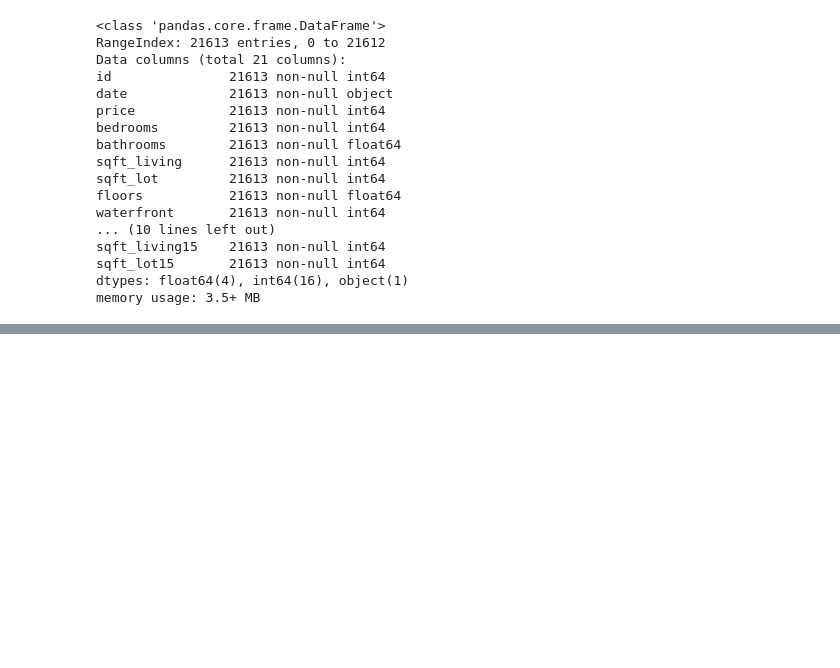
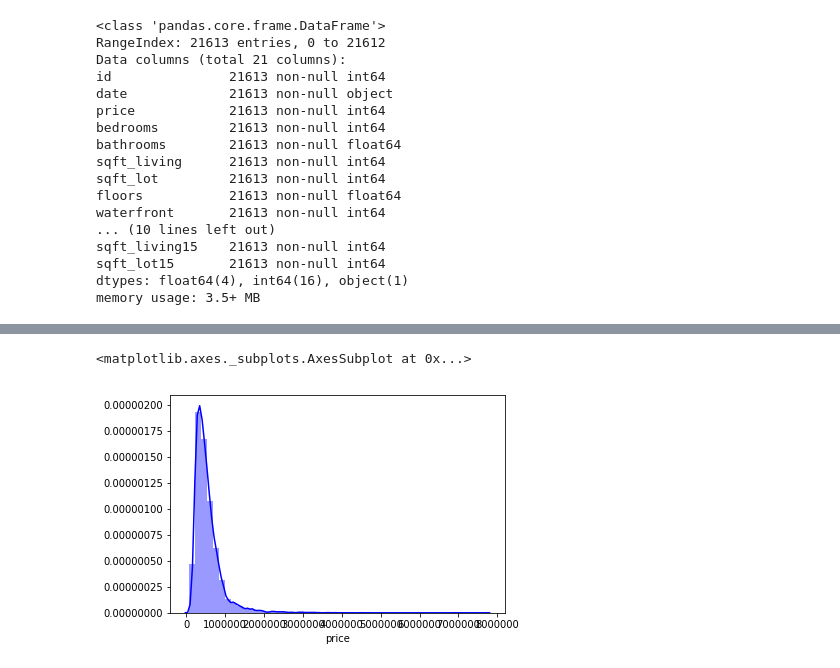
Before and after one commit to hagios2/House-Price-Prediction, a Jupyter notebook: Untitled.ipynb, the cells around one changed output, grey strips where cells are left out. Cells and saved outputs as stored; diff of their text form; code cells hidden in the pictures; blank space fills up the shorter version.

```diff
--- a/Untitled.ipynb
+++ b/Untitled.ipynb
@@ -62,0 +88,5 @@ house.
+# %%
+sns.distplot(house['price'], color='blue')
+# %% [output]
+<matplotlib.axes._subplots.AxesSubplot at 0x...>
+[figure, added]
```
Also changed, not shown: parts of 6 cells of this notebook.
